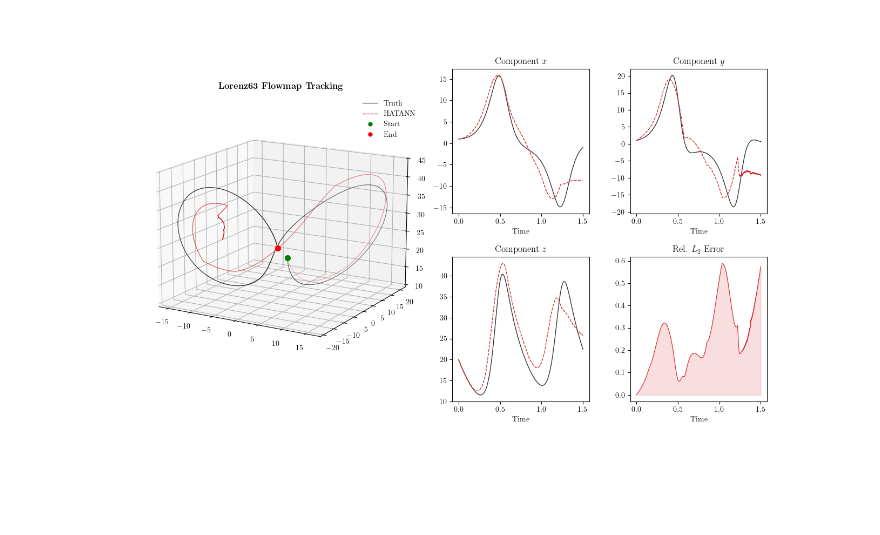
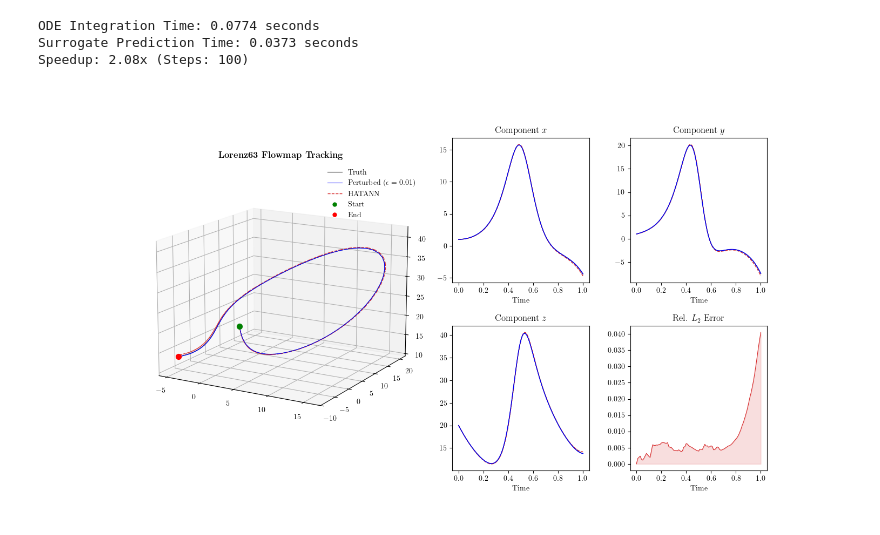
Before and after one commit to ut-padas/affini, a Jupyter notebook: lorenz63_3d_plotter.ipynb, the cells around one changed output. Drawn from its saved outputs; the diff is of its cells as text; code cells hidden in the pictures; blank space fills up the shorter version.

```diff
--- a/lorenz63_3d_plotter.ipynb
+++ b/lorenz63_3d_plotter.ipynb
@@ -1,4 +1,5 @@
 # %%
+import time
 from pathlib import Path
 
 import matplotlib.pyplot as plt
@@ -14,9 +15,9 @@ from src.surrogate import HATANNSurrogate
 setup_logging()
 
 DIM = 3
-TOL = 0.1
-N_TRAIN = 3000
-TF_STEP = 0.001
+TOL = 0.001
+TF_STEP = 0.01
+N_TRAIN = 80_000
 
 
 SIGMA, RHO, BETA = 10.0, 28.0, 8 / 3
@@ -34,7 +35,7 @@ def lorenz63_jacobian(x):
     return np.array([[-SIGMA, SIGMA, 0], [RHO - x[2], -1, -x[0]], [x[1], x[0], -BETA]])
 
 
-def flowmap_with_sensitivity(x0, tf=0.01):
+def flowmap_with_sensitivity(x0, tf):
     d = len(x0)
     initial_condition = np.hstack([x0, np.eye(d).flatten()])
 
@@ -58,7 +59,7 @@ def flowmap_with_sensitivity(x0, tf=0.01):
     return yf[:d], yf[d:].reshape((d, d))
 
 
-def batch_flowmap_grad(X0, tf=0.01):
+def batch_flowmap_grad(X0, tf):
     N, d = X0.shape
     XF, GF = np.zeros((N, d)), np.zeros((N, d, d))
     for i in range(N):
@@ -66,7 +67,7 @@ def batch_flowmap_grad(X0, tf=0.01):
     return XF, GF
 
 
-X_train_cpu = np.random.uniform(-15, 15, size=(N_TRAIN, DIM))
+X_train_cpu = np.random.uniform(-50, 50, size=(N_TRAIN, DIM))
 X_train = xp.asarray(X_train_cpu) if IS_CUPY_BACKEND else X_train_cpu
 surrogate = HATANNSurrogate(version="v2")
 
@@ -102,26 +97,39 @@ Training Surrogate...
 # %%
 %matplotlib widget
 # %%
-PREDICT_TIME = 1.5
+PREDICT_TIME = 1
+PERT_EPS = 1e-2
 # Recursive Simulation with finer steps
 STEPS = int(PREDICT_TIME / TF_STEP)
 t_axis = np.linspace(0, PREDICT_TIME, STEPS + 1)
 x0 = np.array([[1.0, 1.0, 20.0]])
 
-true_path, surr_path = [x0[0]], [x0[0]]
+true_path, surr_path, small_perturbed = [x0[0]], [x0[0]], [x0[0]]
 curr_true, curr_surr = x0, xp.asarray(x0) if IS_CUPY_BACKEND else x0
+curr_perturbed = x0 + PERT_EPS * np.random.randn(1, DIM)
 
+_time_ode = 0
+_time_sur = 0
 for _ in range(STEPS):
+    _tic = time.perf_counter()
     curr_true, _ = batch_flowmap_grad(curr_true, tf=TF_STEP)
+    _time_ode += time.perf_counter() - _tic
     true_path.append(curr_true[0])
+
+    _tic = time.perf_counter()
     pred, _ = surrogate.predict(curr_surr, k_nn=1)
+    _time_sur += time.perf_counter() - _tic
     curr_surr = pred
     surr_path.append(pred[0])
+
+    curr_perturbed, _ = batch_flowmap_grad(curr_perturbed, tf=TF_STEP)
+    small_perturbed.append(curr_perturbed[0])
 
 
 true = np.array(true_path).T
 surr = np.array(surr_path).T
-time = t_axis
+curr_perturbed = np.array(small_perturbed).T
+
 
 # Plotting
 plt.rcParams.update(
@@ -135,7 +143,7 @@ ax3d = fig.add_subplot(gs[0], projection="3d")
 
 # Plot true path with varying alpha
 n_points = true.shape[1]
-alphas = np.linspace(0.2, 1.0, n_points)
+alphas = np.linspace(0.9, 1.0, n_points)
 for i in range(n_points - 1):
     ax3d.plot(
         true[0, i : i + 2],
@@ -158,6 +166,18 @@ for i in range(n_points - 1):
         alpha=alphas[i],
     )
 
+# Plot small perturbed trajectory
+for i in range(n_points - 1):
+    ax3d.plot(
+        curr_perturbed[0, i : i + 2],
+        curr_perturbed[1, i : i + 2],
+        curr_perturbed[2, i : i + 2],
+        color="blue",
+        ls="-",
+        lw=0.8,
+        alpha=alphas[i],
+    )
+
 ax3d.scatter(true[0, 0], true[1, 0], true[2, 0], color="green", s=50, label="Start")
 ax3d.scatter(true[0, -1], true[1, -1], true[2, -1], color="red", s=50, label="End")
 ax3d.view_init(elev=15, azim=-60)
@@ -165,6 +185,14 @@ ax3d.set_title(r"\textbf{Lorenz63 Flowmap Tracking}")
 
 legend_elements = [
     Line2D([0], [0], color="#333333", lw=0.8, label="Truth"),
+    Line2D(
+        [0],
+        [0],
+        color="blue",
+        ls="-",
+        lw=0.8,
+        label=f"Perturbed ($\epsilon={PERT_EPS}$)",
+    ),
     Line2D([0], [0], color="#d62728", ls="--", lw=1.0, label="HATANN"),
     Line2D(
         [0],
@@ -174,36 +202,43 @@ legend_elements = [
         markerfacecolor="green",
         markersize=7,
         label="Start",
     ),
     Line2D(
         [0],
         [0],
         marker="o",
         color="w",
         markerfacecolor="red",
         markersize=7,
         label="End",
     ),
 ]
 ax3d.legend(handles=legend_elements, frameon=False)
 
 # Components and Error
 gs_sub = gs[1].subgridspec(2, 2, hspace=0.3, wspace=0.3)
 labels = ["x", "y", "z"]
 for i in range(3):
     ax = fig.add_subplot(gs_sub[i // 2, i % 2])
-    ax.plot(time, true[i], color="#333333", lw=1)
-    ax.plot(time, surr[i], color="#d62728", ls="--", lw=1)
+    ax.plot(t_axis, true[i], color="#333333", lw=1)
+    ax.plot(t_axis, surr[i], color="#d62728", ls="--", lw=1)
+    ax.plot(t_axis, curr_perturbed[i], color="blue", ls="-", lw=1)
     ax.set_title(f"Component ${labels[i]}$")
     ax.set_xlabel("Time")
 
 ax_err = fig.add_subplot(gs_sub[1, 1])
 err = np.linalg.norm(true - surr, axis=0) / (np.linalg.norm(true, axis=0) + 1e-10)
-ax_err.fill_between(time, err, color="#d62728", alpha=0.15)
-ax_err.plot(time, err, color="#d62728", lw=0.8)
+ax_err.fill_between(t_axis, err, color="#d62728", alpha=0.15)
+ax_err.plot(t_axis, err, color="#d62728", lw=0.8)
 ax_err.set_title(r"Rel. $L_2$ Error")
 ax_err.set_xlabel("Time")
 
-plt.show()
+print(f"ODE Integration Time: {_time_ode:.4f} seconds")
+print(f"Surrogate Prediction Time: {_time_sur:.4f} seconds")
+print(f"Speedup: {_time_ode / _time_sur:.2f}x (Steps: {STEPS:,})")
+# plt.show()
 # %% [output]
+ODE Integration Time: 0.0774 seconds
+Surrogate Prediction Time: 0.0373 seconds
+Speedup: 2.08x (Steps: 100)
-[figure, old version]
+[figure, new version]
```
Also changed, not shown: parts of 1 cell of this notebook.
